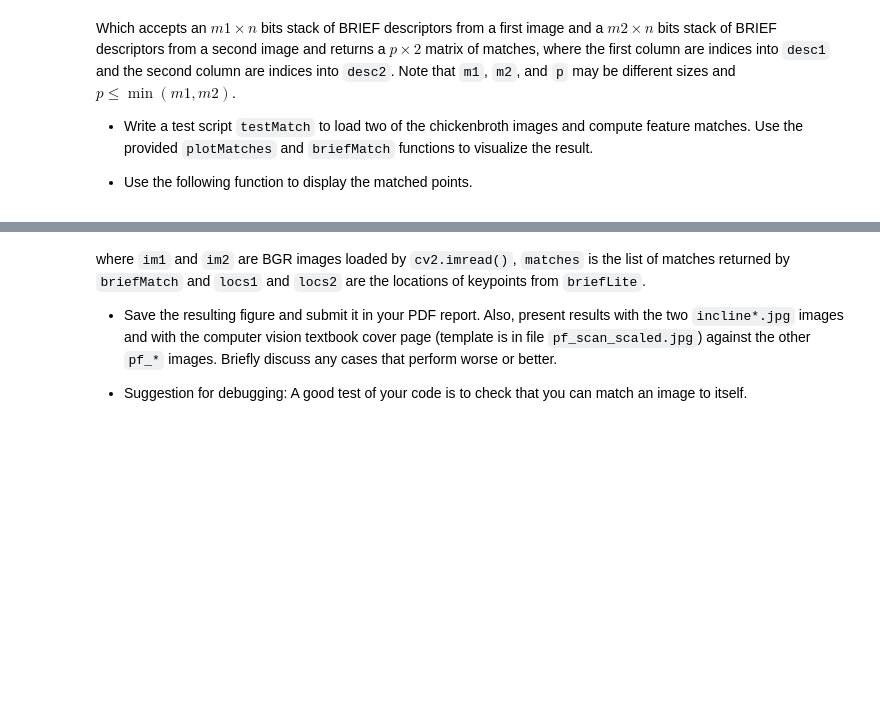
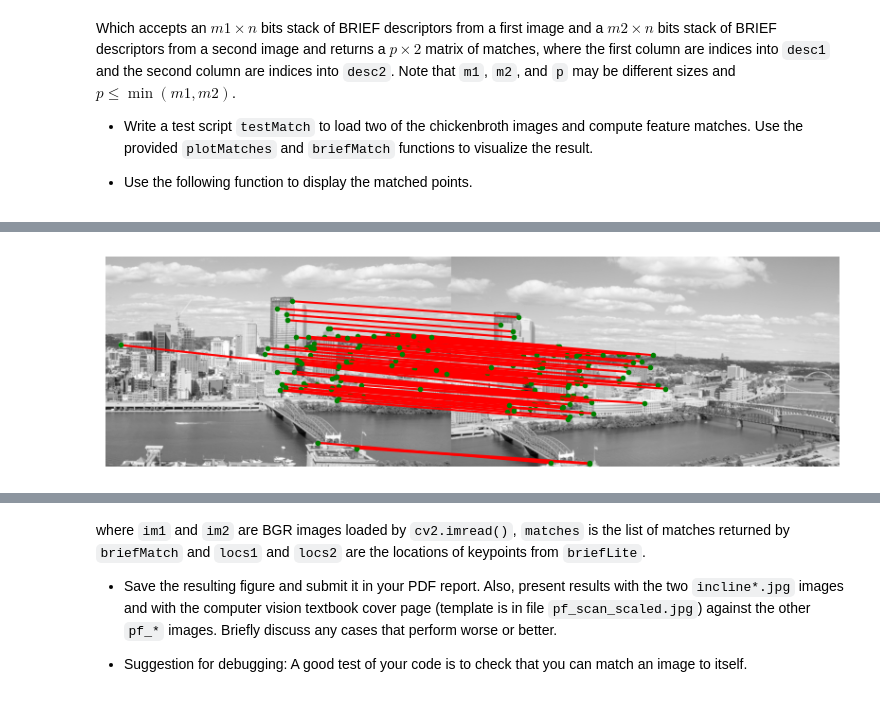
Before and after one commit to oronbar/046746---Algorithms-and-Applications-in-Computer-Vision, a Jupyter notebook: hw2_features_descriptors/code/ee046746_hw2_features.ipynb, the cells around one changed output, grey strips where cells are left out. Cells and saved outputs as stored; diff of their text form; code cells hidden in the pictures; blank space fills up the shorter version.

```diff
--- a/hw2_features_descriptors/code/ee046746_hw2_features.ipynb
+++ b/hw2_features_descriptors/code/ee046746_hw2_features.ipynb
@@ -520,0 +525,4 @@ plotMatches(cb1, cb2, matches, locs1, locs2)
+# %%
+load_match_and_plot('../data/incline_L.png','../data/incline_R.png', ratio = 0.3)
+# %% [output]
+[figure, added]
```
Also changed, not shown: parts of 6 cells of this notebook, 2 other files.
